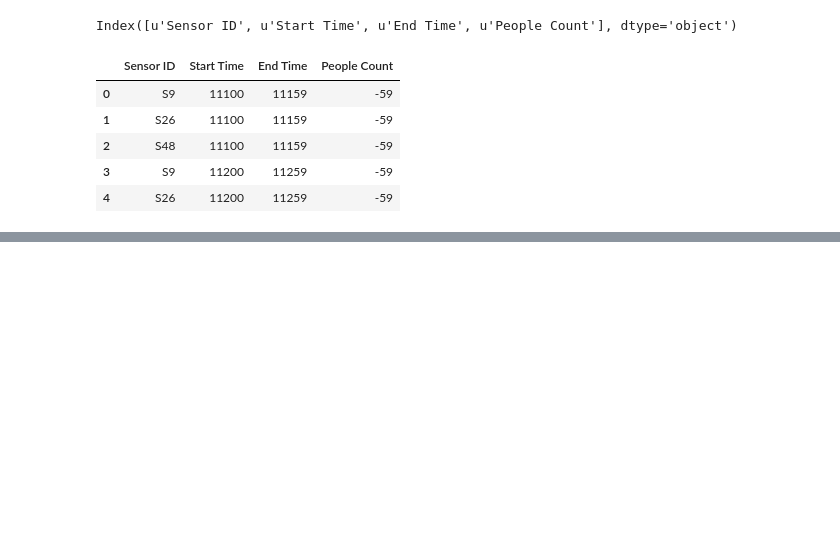
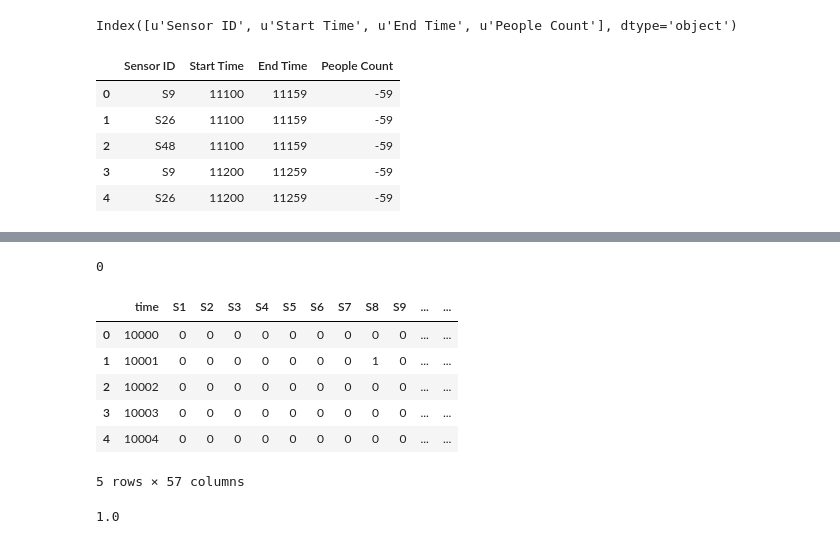
Before and after one commit to LeonhardFS/HumanFlow, a Jupyter notebook: Predictions_nico.ipynb, the cells around one changed output, grey strips where cells are left out. Cells and saved outputs as stored; diff of their text form; code cells hidden in the pictures; blank space fills up the shorter version.

```diff
--- a/Predictions_nico.ipynb
+++ b/Predictions_nico.ipynb
@@ -78,0 +189,22 @@ test[['Index', 'Count']].to_csv('dummy.csv', index=False)
+# %%
+# Checking that all the values are filled
+cum_sum = 0
+for col in col_names:
+    cum_sum += len(df_train_neighbors_avg[df_train_neighbors[col] == -1])
+print cum_sum
+# %% [output]
+0
+# %%
+df_train_neighbors.head()
+# %% [output]
+|  | time | S1 | S2 | S3 | S4 | S5 | S6 | S7 | S8 | S9 | ... | ... |
+| 0 | 10000 | 0 | 0 | 0 | 0 | 0 | 0 | 0 | 0 | 0 | ... | ... |
+| 1 | 10001 | 0 | 0 | 0 | 0 | 0 | 0 | 0 | 1 | 0 | ... | ... |
+| 2 | 10002 | 0 | 0 | 0 | 0 | 0 | 0 | 0 | 0 | 0 | ... | ... |
+| 3 | 10003 | 0 | 0 | 0 | 0 | 0 | 0 | 0 | 0 | 0 | ... | ... |
+| 4 | 10004 | 0 | 0 | 0 | 0 | 0 | 0 | 0 | 0 | 0 | ... | ... |
+5 rows × 57 columns
+# %%
+round(3./5)
+# %% [output]
+1.0
```
Also changed, not shown: parts of 9 cells of this notebook, 4 other files.
